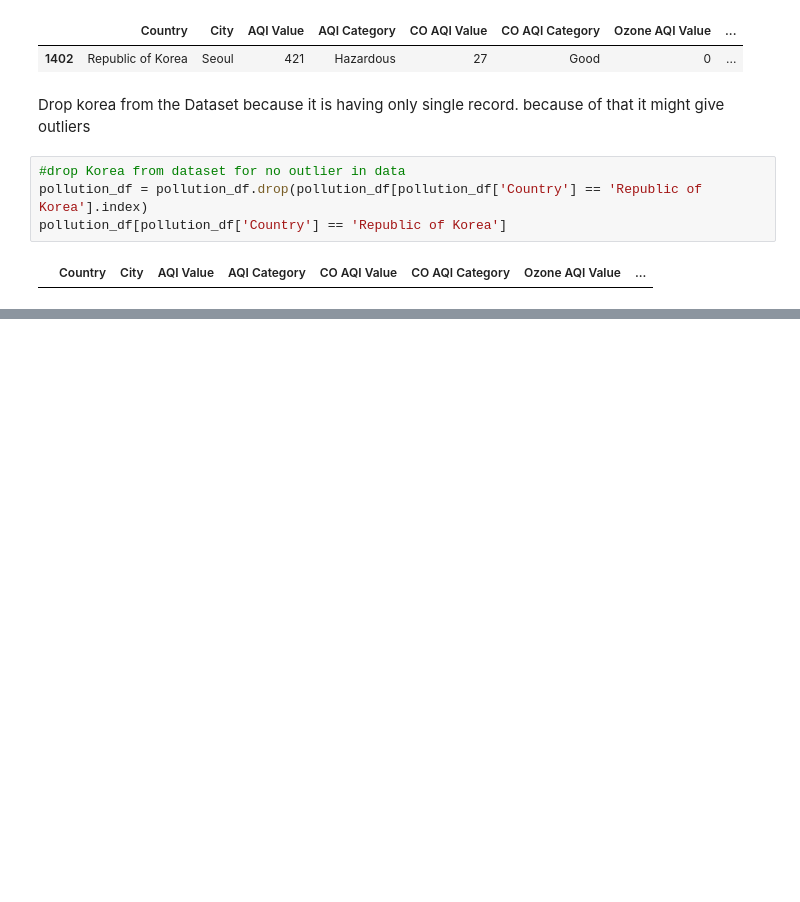
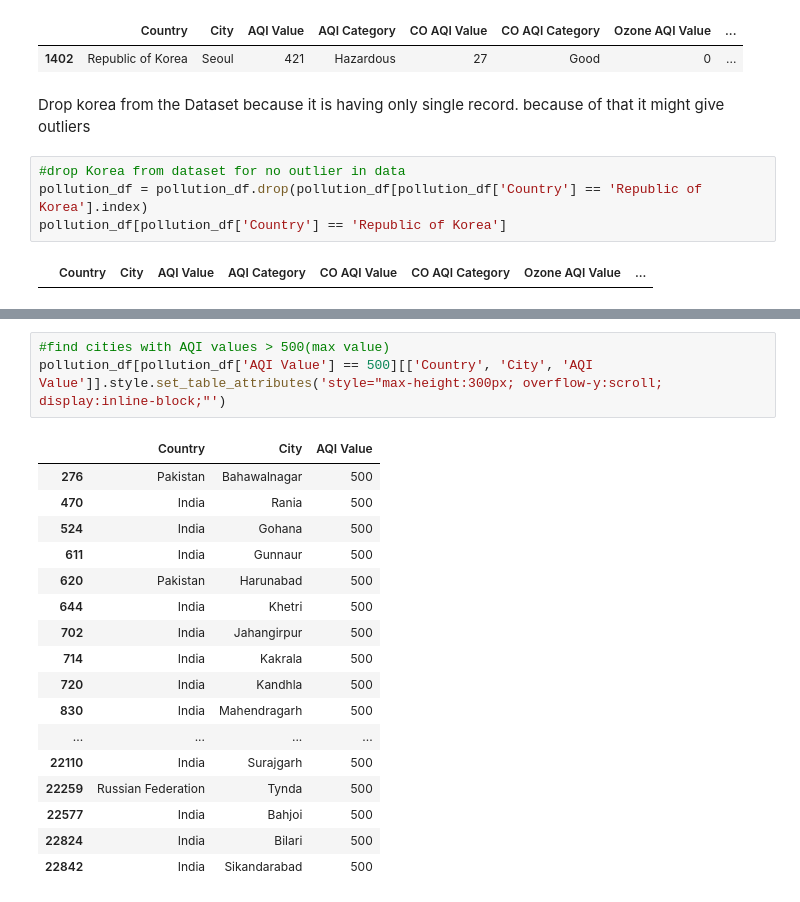
Before and after one commit to aroshacdX/msc-project-individual, a Jupyter notebook: AirPollutionAnalysis.ipynb, the cells around one changed output, grey strips where cells are left out. Cells and saved outputs as stored; diff of their text form; blank space fills up the shorter version.

```diff
--- a/AirPollutionAnalysis.ipynb
+++ b/AirPollutionAnalysis.ipynb
@@ -225,0 +248,21 @@ pollution_df[pollution_df['Country'] == 'Republic of Korea']
+# %%
+#find cities with AQI values > 500(max value)
+pollution_df[pollution_df['AQI Value'] == 500][['Country', 'City', 'AQI Value']].style.set_table_attributes('style="max-height:300px; overflow-y:scroll; display:inline-block;"')
+# %% [output]
+|  | Country | City | AQI Value |
+| 276 | Pakistan | Bahawalnagar | 500 |
+| 470 | India | Rania | 500 |
+| 524 | India | Gohana | 500 |
+| 611 | India | Gunnaur | 500 |
+| 620 | Pakistan | Harunabad | 500 |
+| 644 | India | Khetri | 500 |
+| 702 | India | Jahangirpur | 500 |
+| 714 | India | Kakrala | 500 |
+| 720 | India | Kandhla | 500 |
+| 830 | India | Mahendragarh | 500 |
+| ... | ... | ... | ... |
+| 22110 | India | Surajgarh | 500 |
+| 22259 | Russian Federation | Tynda | 500 |
+| 22577 | India | Bahjoi | 500 |
+| 22824 | India | Bilari | 500 |
+| 22842 | India | Sikandarabad | 500 |
```
Also changed, not shown: parts of 1 cell of this notebook.
